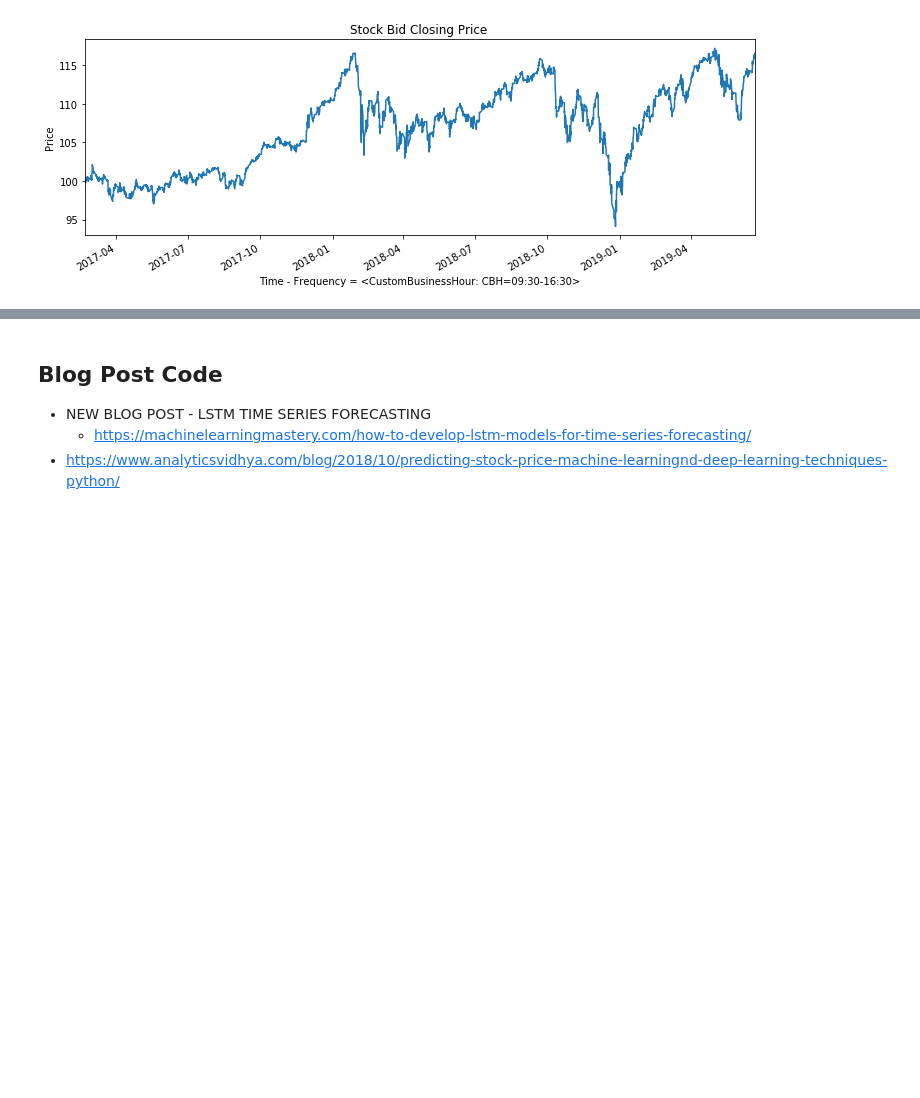
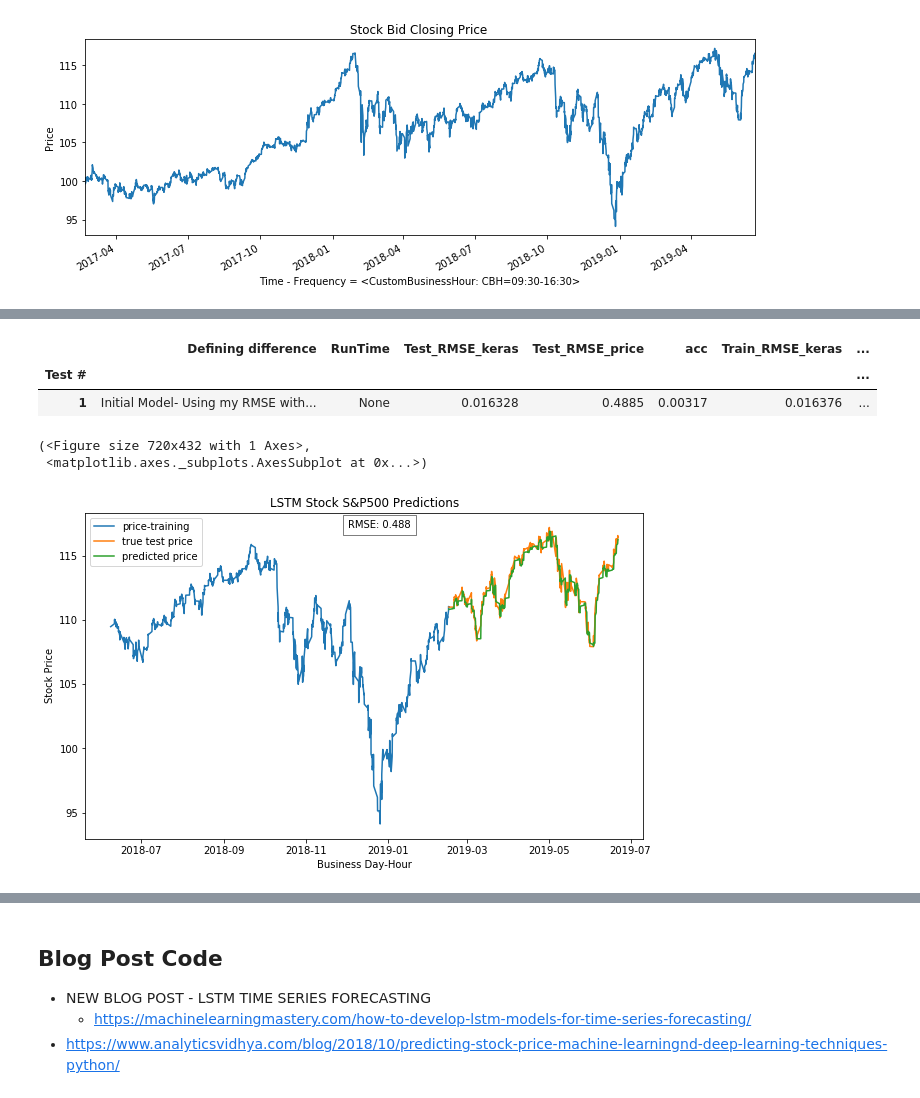
Before and after one commit to jirvingphd/dsc-5-capstone-project-online-ds-ft-021119, a Jupyter notebook: Capstone_Project_Outline_+_Analysis.ipynb, the cells around one changed output, grey strips where cells are left out. Saved outputs shown, nothing was run; the diff lists cells and outputs as text; code cells hidden in the pictures; blank space fills up the shorter version.

```diff
--- a/Capstone_Project_Outline_+_Analysis.ipynb
+++ b/Capstone_Project_Outline_+_Analysis.ipynb
@@ -1762,3 +1774,10 @@ Raw Data
 | 2017-02-21 11:30:00 | 100.15 | 99.2171 | 97.7135 | 98.1862 | 98.7105 | 0.524271 | 1.16772 | 100.049 | 95.378 | 100.16 | ... |
 | 2017-02-21 12:30:00 | 100.3 | 99.2627 | 97.7438 | 98.2148 | 98.749 | 0.534197 | 1.1815 | 100.107 | 95.3808 | 100.253 | ... |
 [figure]
+# %%
+# scale the data using MinMaxScaler
+if is_var('stock_df_orig')==False:
+    stock_df_orig = stock_df.copy()
+
+stock_df, scaler_library = make_scaler_library(stock_df_orig,transform=True)
+display(stock_df.head(2).style.set_caption('MinMaxScaled'))
@@ -1849,17 +2101,0 @@ _________________________________________________________________
-# %%
-clock.tic('')
-history = model.fit(X_train_in,y_train, epochs=10, verbose=1)
-
-# Get predictions and combine with true price
-predictions = model.predict(X_test_in)
-clock.toc('')
-predictions = pd.Series(predictions.ravel(),name='predicted_price',index=index_test)
-true_price =  pd.Series(y_test,name='true_price',index=index_test)
-
-df_predictions = pd.concat([predictions,true_price],axis=1)#, columns=['predicted_price','true_price'], index=index_test)
-display(df_predictions.head())
-
-# Plot outcome
-mpl.rcParams['figure.figsize']=(12,4)
-plt.plot(df_train_bins['price_labels'])
-plt.plot(df_predictions)
@@ -1892,0 +2139,23 @@ Total Time: 0:00:22.489717.
+# %%
+# Calculate RMSE using actual prics
+test_price_rmse = np.sqrt(mean_squared_error(df_test_price['test_price'],df_test_price['pred_price']))
+train_price_rmse = np.sqrt(mean_squared_error(df_train_price['train_price'],df_train_price['pred_train_price']))
+
+
+# Append log
+LOG.append([1,'Initial Model- Using my RMSE with val_split',duration,
+            test_keras_rmse, test_price_rmse, test_acc, train_keras_rmse,train_price_rmse ])
+
+display(bs.list2df(LOG, index_col='Test #'))
+# %% [output]
+|  | Defining difference | RunTime | Test_RMSE_keras | Test_RMSE_price | acc | Train_RMSE_keras | ... |
+| Test # |  |  |  |  |  |  | ... |
+| 1 | Initial Model- Using my RMSE with... | None | 0.016328 | 0.4885 | 0.00317 | 0.016376 | ... |
+# %%
+df_train_price, df_test_price = predict_model_make_results_dict(model, X_test_in, y_test,test_index,
+                                                                X_train_in, y_train, train_index, return_as_dfs=True)
+plot_price_vs_preds(df_train_price['train_price'],df_test_price['test_price'],df_test_price['pred_price'])
+# %% [output]
+(<Figure size 720x432 with 1 Axes>,
+ <matplotlib.axes._subplots.AxesSubplot at 0x...>)
+[figure, added]
```
Also changed, not shown: parts of 60 cells of this notebook, 3 other files.
